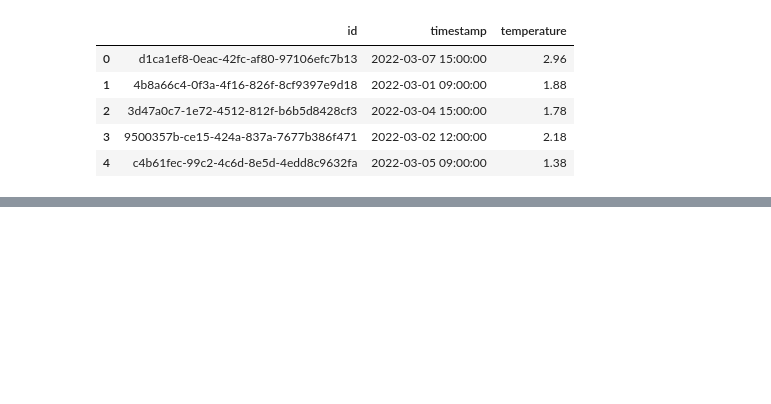
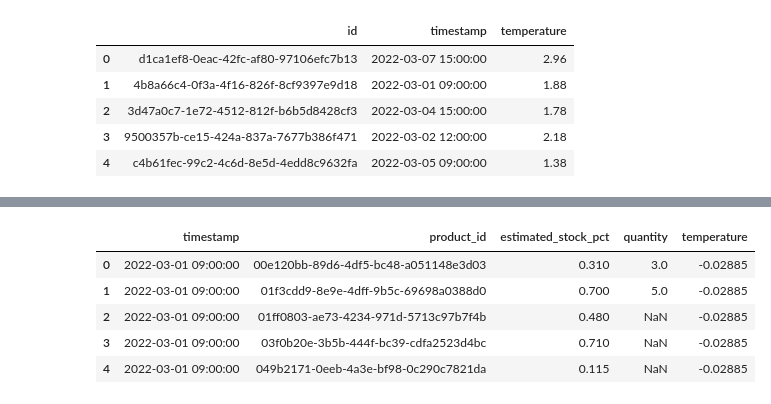
Before and after one commit to sujataprasad01/Cognizant-AI-Program-Project2, a Jupyter notebook: Model_Building&Interpretation.ipynb, the cells around one changed output, grey strips where cells are left out. Cells and saved outputs as stored; diff of their text form; code cells hidden in the pictures; blank space fills up the shorter version.

```diff
--- a/Model_Building&Interpretation.ipynb
+++ b/Model_Building&Interpretation.ipynb
@@ -213,0 +229,2 @@ storage_data.head()
+# %%
+sales_agg = sales_data.groupby(['timestamp', 'product_id']).agg({'quantity': 'sum'}).reset_index()
@@ -213,0 +240,3 @@ storage_data.head()
+# %%
+stock_agg = stock_data.groupby(['timestamp', 'product_id']).agg({'estimated_stock_pct': 'mean'}).reset_index()
+stock_agg.head()
@@ -213,0 +250,3 @@ storage_data.head()
+# %%
+storage_agg = storage_data.groupby(['timestamp']).agg({'temperature': 'mean'}).reset_index()
+storage_agg.head()
@@ -213,0 +260,3 @@ storage_data.head()
+# %%
+merged_data = stock_agg.merge(sales_agg, on=['timestamp', 'product_id'], how='left')
+merged_data.head()
@@ -213,0 +270,10 @@ storage_data.head()
+# %%
+merged_data = merged_data.merge(storage_agg, on='timestamp', how='left')
+merged_data.head()
+# %% [output]
+|  | timestamp | product_id | estimated_stock_pct | quantity | temperature |
+| 0 | 2022-03-01 09:00:00 | 00e120bb-89d6-4df5-bc48-a051148e3d03 | 0.310 | 3.0 | -0.02885 |
+| 1 | 2022-03-01 09:00:00 | 01f3cdd9-8e9e-4dff-9b5c-69698a0388d0 | 0.700 | 5.0 | -0.02885 |
+| 2 | 2022-03-01 09:00:00 | 01ff0803-ae73-4234-971d-5713c97b7f4b | 0.480 | NaN | -0.02885 |
+| 3 | 2022-03-01 09:00:00 | 03f0b20e-3b5b-444f-bc39-cdfa2523d4bc | 0.710 | NaN | -0.02885 |
+| 4 | 2022-03-01 09:00:00 | 049b2171-0eeb-4a3e-bf98-0c290c7821da | 0.115 | NaN | -0.02885 |
```
Also changed, not shown: parts of 26 cells of this notebook.
